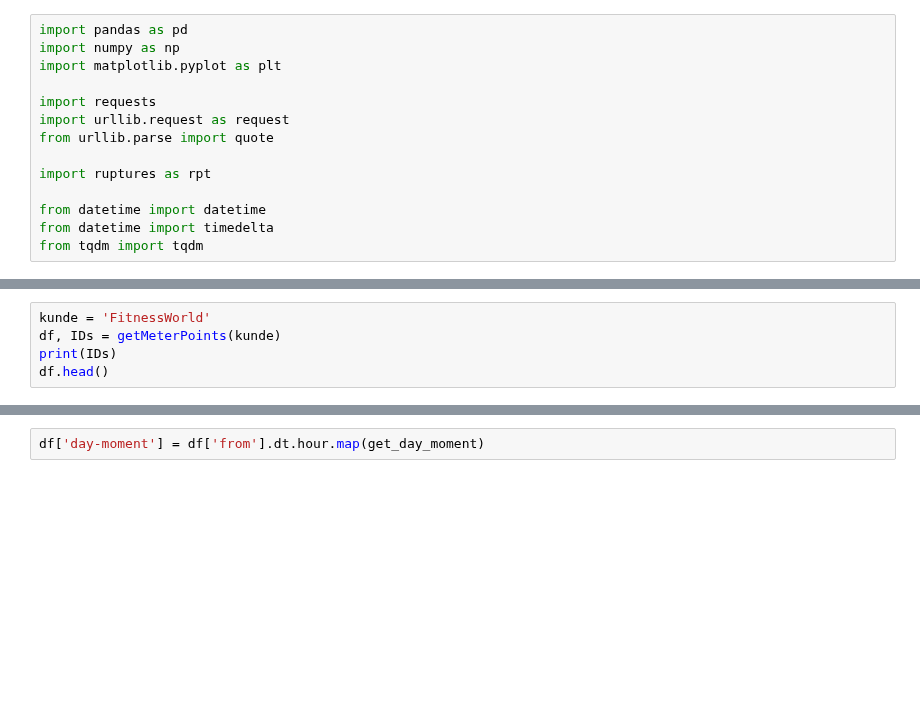
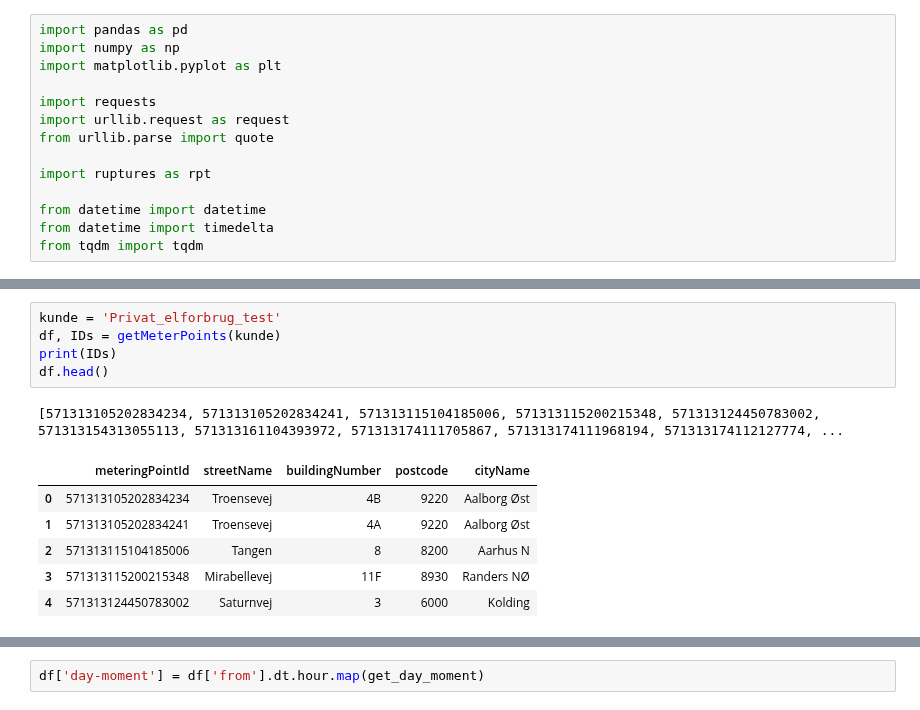
Before and after one commit to Mikkel-schmidt/El, a Jupyter notebook: Code2/Hent_data.ipynb, the cells around one changed output, grey strips where cells are left out. Drawn from its saved outputs; the diff is of its cells as text; blank space fills up the shorter version.

```diff
--- a/Code2/Hent_data.ipynb
+++ b/Code2/Hent_data.ipynb
@@ -163,7 +228,15 @@ def besp():
 # %%
-kunde = 'FitnessWorld'
+kunde = 'Privat_elforbrug_test'
 df, IDs = getMeterPoints(kunde)
 print(IDs)
 df.head()
+# %% [output]
+[571313105202834234, 571313105202834241, 571313115104185006, 571313115200215348, 571313124450783002, 571313154313055113, 571313161104393972, 571313174111705867, 571313174111968194, 571313174112127774, ...
+|  | meteringPointId | streetName | buildingNumber | postcode | cityName |
+| 0 | 571313105202834234 | Troensevej | 4B | 9220 | Aalborg Øst |
+| 1 | 571313105202834241 | Troensevej | 4A | 9220 | Aalborg Øst |
+| 2 | 571313115104185006 | Tangen | 8 | 8200 | Aarhus N |
+| 3 | 571313115200215348 | Mirabellevej | 11F | 8930 | Randers NØ |
+| 4 | 571313124450783002 | Saturnvej | 3 | 6000 | Kolding |
 # %%
 df = getMeterReadings(IDs)
```
Also changed, not shown: parts of 6 cells of this notebook.
